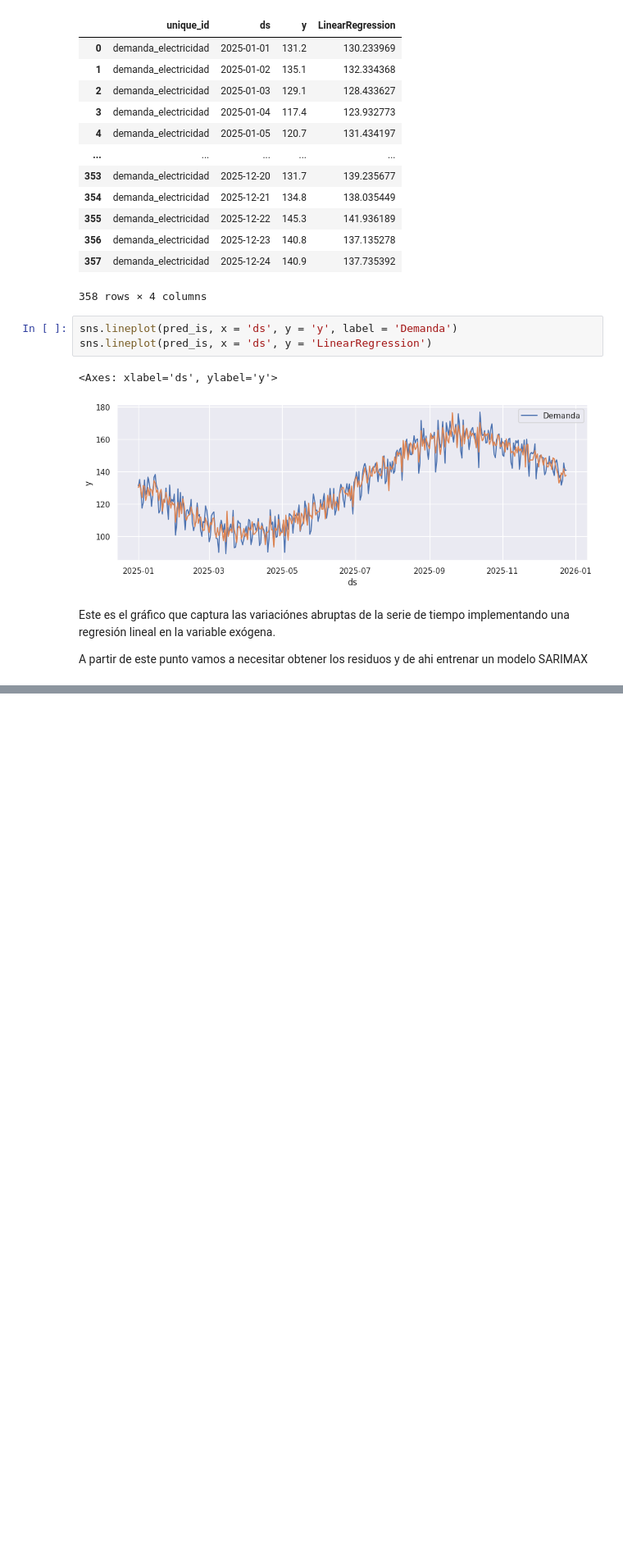
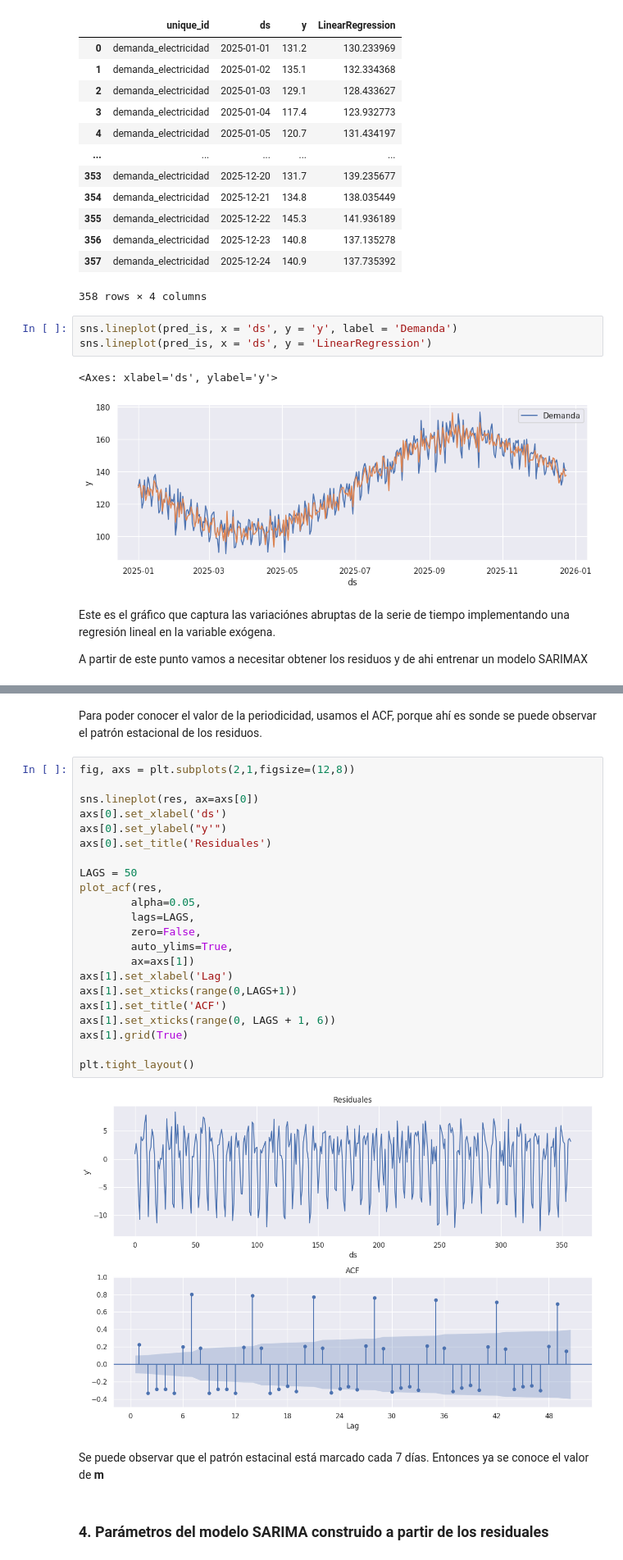
Before and after one commit to JairRamosG/Series_de_Tiempo, a Jupyter notebook: 09_SARIMAX/SARIMAX.ipynb, the cells around one changed output, grey strips where cells are left out. Shown at 82% size. Drawn from its saved outputs; the diff is of its cells as text; blank space fills up the shorter version.

Commit message:
Pronostico con SARIMAX

```diff
--- a/09_SARIMAX/SARIMAX.ipynb
+++ b/09_SARIMAX/SARIMAX.ipynb
@@ -172,0 +182,30 @@ A partir de este punto vamos a necesitar obtener los residuos y de ahi entrenar
+# %% [markdown]
+Para poder conocer el valor de la periodicidad, usamos el ACF, porque ahí es sonde se puede observar el patrón estacional de los residuos.
+# %%
+fig, axs = plt.subplots(2,1,figsize=(12,8))
+
+sns.lineplot(res, ax=axs[0])
+axs[0].set_xlabel('ds')
+axs[0].set_ylabel("y'")
+axs[0].set_title('Residuales')
+
+LAGS = 50
+plot_acf(res,
+        alpha=0.05,
+        lags=LAGS,
+        zero=False,
+        auto_ylims=True,
+        ax=axs[1])
+axs[1].set_xlabel('Lag')
+axs[1].set_xticks(range(0,LAGS+1))
+axs[1].set_title('ACF')
+axs[1].set_xticks(range(0, LAGS + 1, 6))
+axs[1].grid(True)
+
+plt.tight_layout()
+# %% [output]
+[figure, added]
+# %% [markdown]
+Se puede observar que el patrón estacinal está marcado cada 7 días. Entonces ya se conoce el valor de **m**
+# %% [markdown]
+### 4. Parámetros del modelo SARIMA construido a partir de los residuales
```
Also changed, not shown: parts of 20 cells of this notebook.
